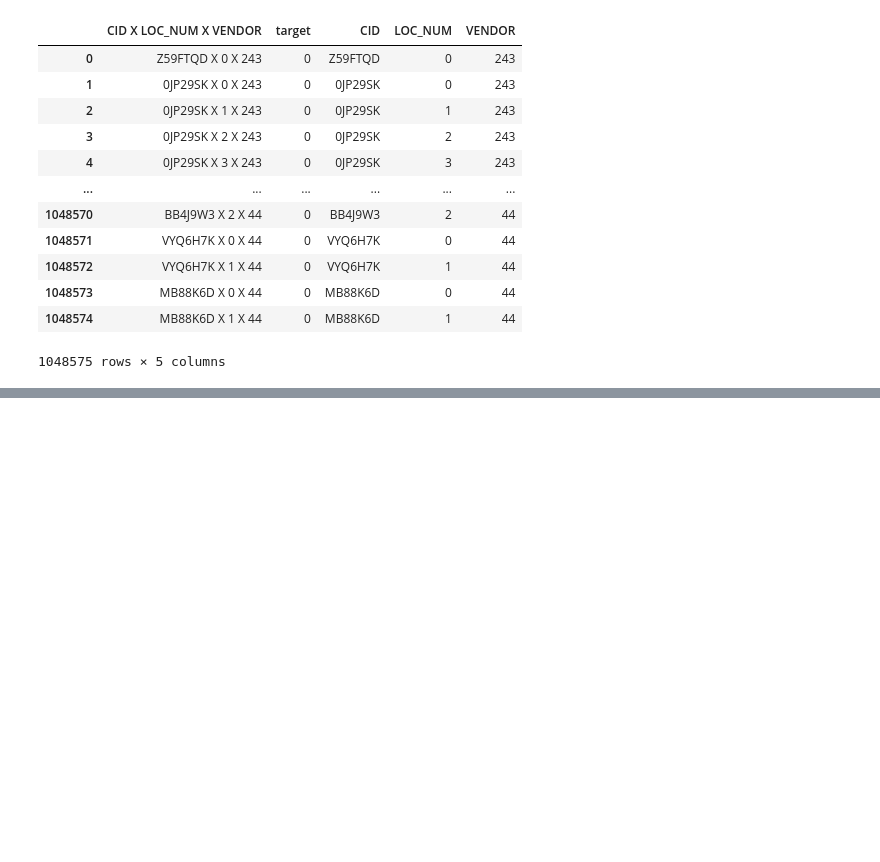
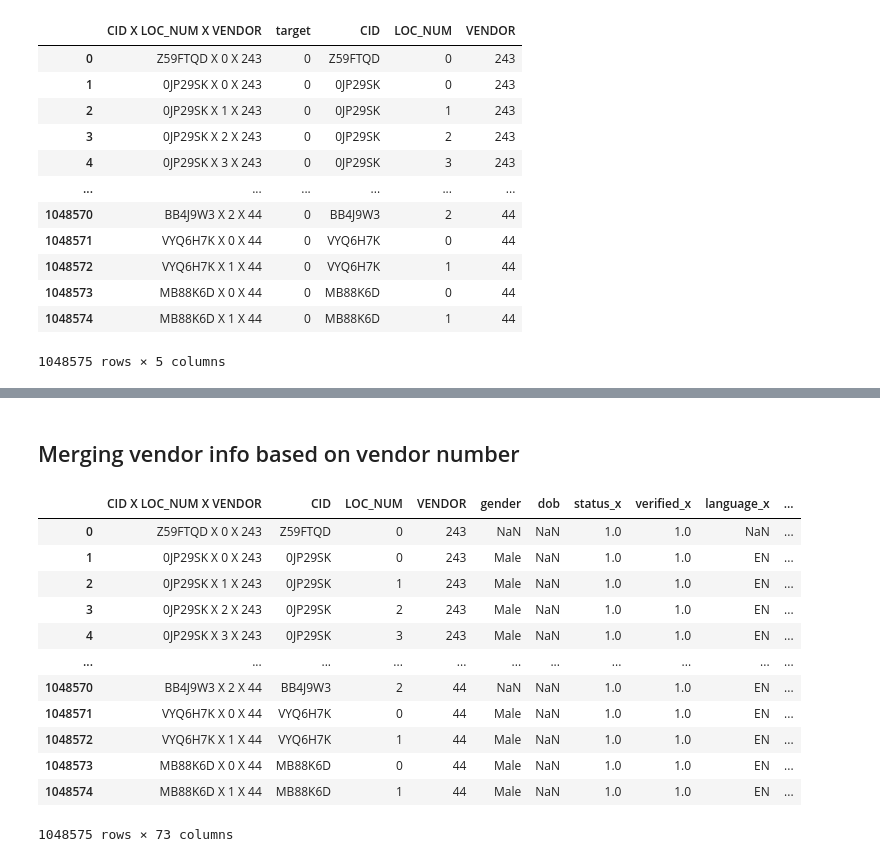
Before and after one commit to Poonamspatil/Akeed_Restaurant_Recommendation_Challenge, a Jupyter notebook: Data_curation/test.ipynb, the cells around one changed output, grey strips where cells are left out. Saved outputs shown, nothing was run; the diff lists cells and outputs as text; code cells hidden in the pictures; blank space fills up the shorter version.

```diff
--- a/Data_curation/test.ipynb
+++ b/Data_curation/test.ipynb
@@ -125,3 +133,5 @@ cust_loc
+# %%
+cust_loc=cust_loc.rename(columns={"customer_id":"CID","location_number":"LOC_NUM"})
 # %%
 len(cust_loc)
 # %% [output]
@@ -233,4 +241,4 @@ Name: VENDOR, Length: 63, dtype: int64
+# %%
+cust_loc['LOC_NUM']=cust_loc['LOC_NUM'].astype(str)
 # %%
-test=pd.merge(SS,cust_loc,how="left",left_on='CID',right_on='customer_id')
-#del cust_loc['customer_id']
-test
+test = pd.merge(SS, cust_loc, on=['CID','LOC_NUM'], how='left')
@@ -250,0 +261,22 @@ test
+# %% [markdown]
+## Merging vendor info based on vendor number
+# %%
+test['VENDOR']=test['VENDOR'].astype(int)
+# %%
+all_test=pd.merge(test,vendors,how="left",left_on='VENDOR',right_on='id')
+del all_test['target']
+all_test
+# %% [output]
+|  | CID X LOC_NUM X VENDOR | CID | LOC_NUM | VENDOR | gender | dob | status_x | verified_x | language_x | ... |
+| 0 | Z59FTQD X 0 X 243 | Z59FTQD | 0 | 243 | NaN | NaN | 1.0 | 1.0 | NaN | ... |
+| 1 | 0JP29SK X 0 X 243 | 0JP29SK | 0 | 243 | Male | NaN | 1.0 | 1.0 | EN | ... |
+| 2 | 0JP29SK X 1 X 243 | 0JP29SK | 1 | 243 | Male | NaN | 1.0 | 1.0 | EN | ... |
+| 3 | 0JP29SK X 2 X 243 | 0JP29SK | 2 | 243 | Male | NaN | 1.0 | 1.0 | EN | ... |
+| 4 | 0JP29SK X 3 X 243 | 0JP29SK | 3 | 243 | Male | NaN | 1.0 | 1.0 | EN | ... |
+| ... | ... | ... | ... | ... | ... | ... | ... | ... | ... | ... |
+| 1048570 | BB4J9W3 X 2 X 44 | BB4J9W3 | 2 | 44 | NaN | NaN | 1.0 | 1.0 | EN | ... |
+| 1048571 | VYQ6H7K X 0 X 44 | VYQ6H7K | 0 | 44 | Male | NaN | 1.0 | 1.0 | EN | ... |
+| 1048572 | VYQ6H7K X 1 X 44 | VYQ6H7K | 1 | 44 | Male | NaN | 1.0 | 1.0 | EN | ... |
+| 1048573 | MB88K6D X 0 X 44 | MB88K6D | 0 | 44 | Male | NaN | 1.0 | 1.0 | EN | ... |
+| 1048574 | MB88K6D X 1 X 44 | MB88K6D | 1 | 44 | Male | NaN | 1.0 | 1.0 | EN | ... |
+1048575 rows × 73 columns
```
Also changed, not shown: parts of 25 cells of this notebook.
